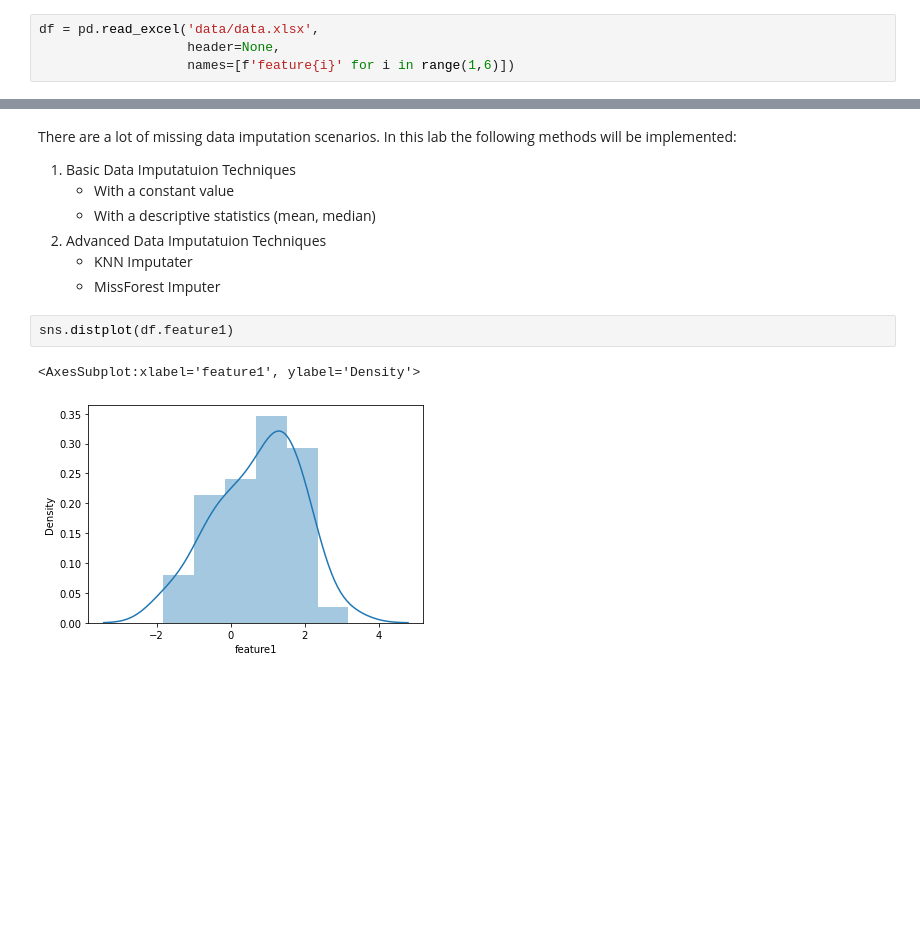
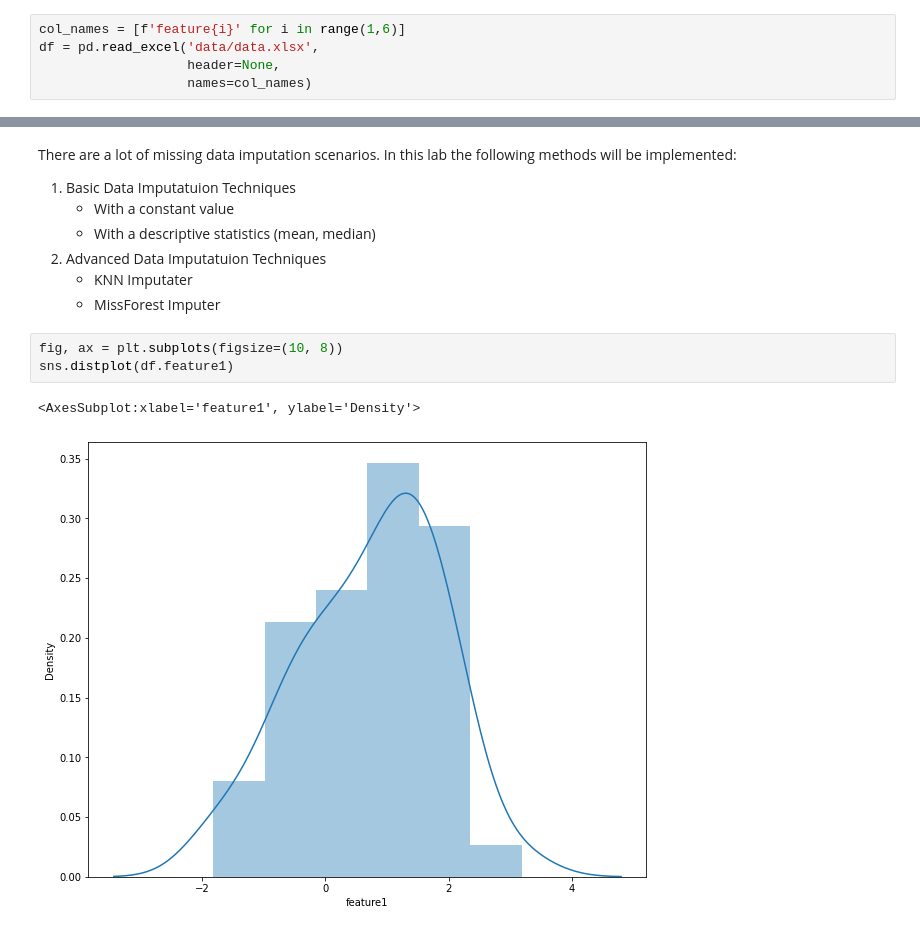
Before and after one commit to HSEDataAnalysis/LAB1_EDA, a Jupyter notebook: main.ipynb, the cells around one changed output, grey strips where cells are left out. Cells and saved outputs as stored; diff of their text form; blank space fills up the shorter version.

```diff
--- a/main.ipynb
+++ b/main.ipynb
@@ -6,8 +8,9 @@ import seaborn as sns
 %matplotlib inline
 # %%
+col_names = [f'feature{i}' for i in range(1,6)]
 df = pd.read_excel('data/data.xlsx',
                    header=None,
-                   names=[f'feature{i}' for i in range(1,6)])
+                   names=col_names)
 # %%
 df.head()
 # %% [output]
@@ -112,7 +115,8 @@ There are a lot of missing data imputation scenarios. In this lab the following
     - KNN Imputater
     - MissForest Imputer
 # %%
+fig, ax = plt.subplots(figsize=(10, 8))
 sns.distplot(df.feature1)
 # %% [output]
 <AxesSubplot:xlabel='feature1', ylabel='Density'>
-[figure, old version]
+[figure, new version]
```
Also changed, not shown: parts of 17 cells of this notebook.
